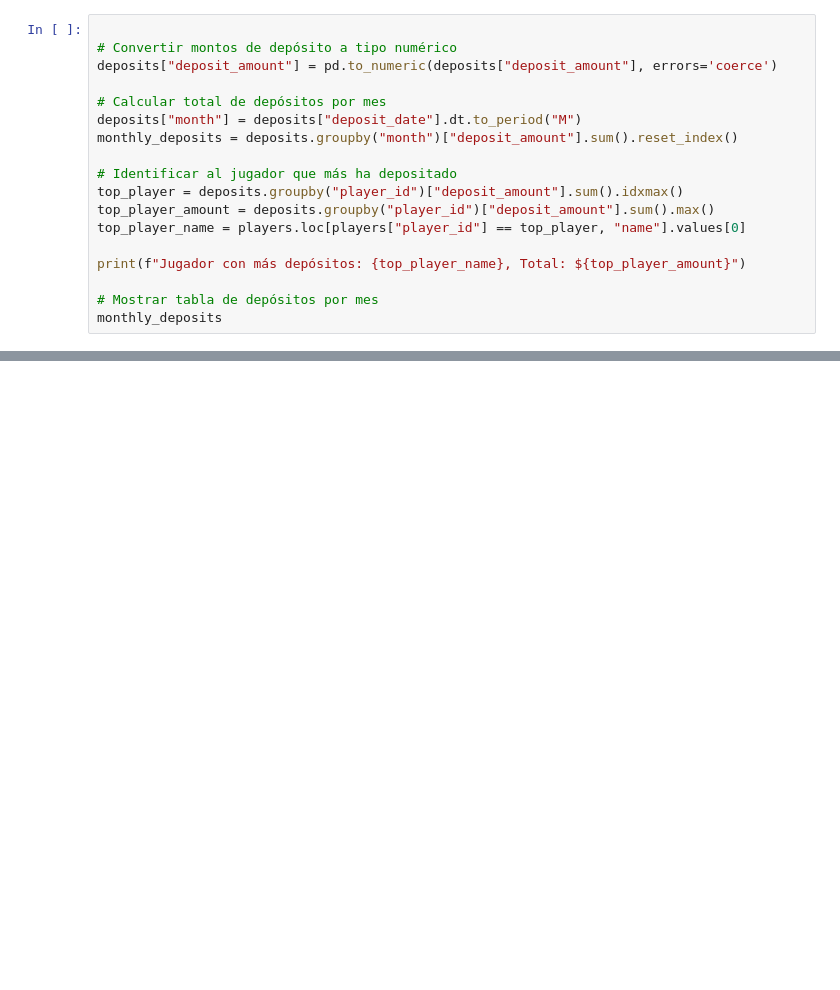
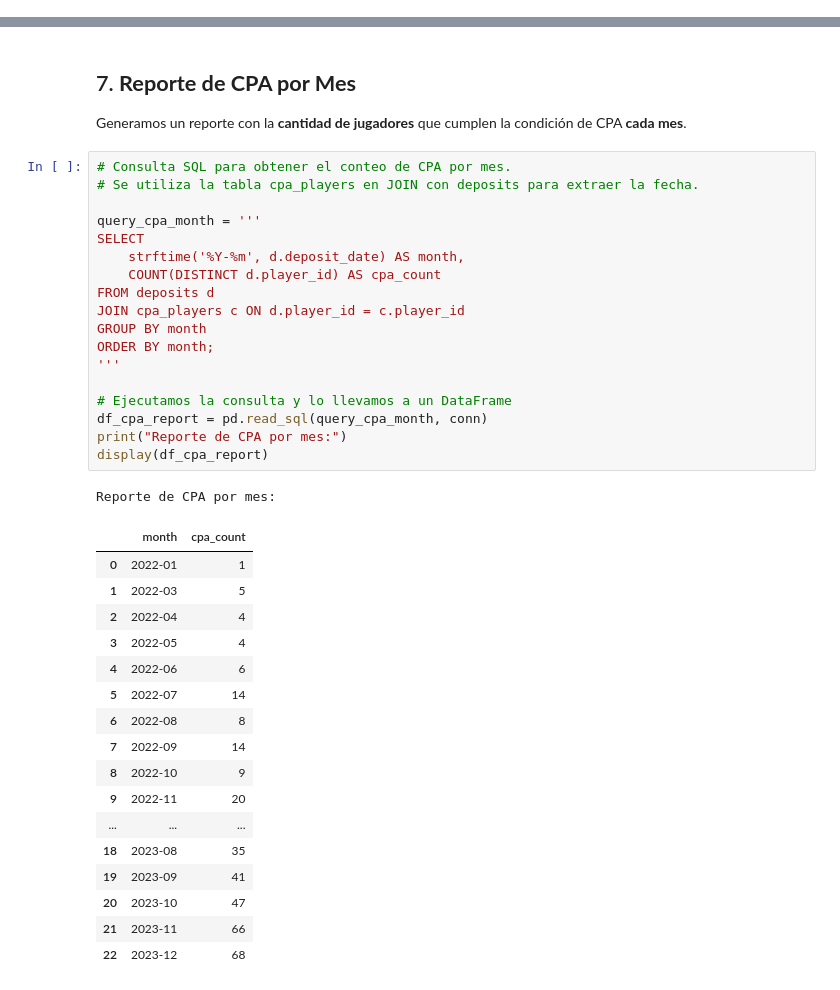
Before and after one commit to wilwil186/Inlaze, a Jupyter notebook: main.ipynb, the cells around one changed output, grey strips where cells are left out. Drawn from its saved outputs; the diff is of its cells as text; blank space fills up the shorter version.

```diff
--- a/main.ipynb
+++ b/main.ipynb
@@ -320,18 +0,0 @@ Ahora analizamos el total de dinero depositado por mes, el jugador que más ha d
-# %%
-
-# Convertir montos de depósito a tipo numérico
-deposits["deposit_amount"] = pd.to_numeric(deposits["deposit_amount"], errors='coerce')
-
-# Calcular total de depósitos por mes
-deposits["month"] = deposits["deposit_date"].dt.to_period("M")
-monthly_deposits = deposits.groupby("month")["deposit_amount"].sum().reset_index()
-
-# Identificar al jugador que más ha depositado
-top_player = deposits.groupby("player_id")["deposit_amount"].sum().idxmax()
-top_player_amount = deposits.groupby("player_id")["deposit_amount"].sum().max()
-top_player_name = players.loc[players["player_id"] == top_player, "name"].values[0]
-
-print(f"Jugador con más depósitos: {top_player_name}, Total: ${top_player_amount}")
-
-# Mostrar tabla de depósitos por mes
-monthly_deposits
@@ -398,0 +238,40 @@ plt.show()
+# %% [markdown]
+## 7. **Reporte de CPA por Mes**
+Generamos un reporte con la **cantidad de jugadores** que cumplen la condición de CPA **cada mes**.
+# %%
+# Consulta SQL para obtener el conteo de CPA por mes.
+# Se utiliza la tabla cpa_players en JOIN con deposits para extraer la fecha.
+
+query_cpa_month = '''
+SELECT
+    strftime('%Y-%m', d.deposit_date) AS month,
+    COUNT(DISTINCT d.player_id) AS cpa_count
+FROM deposits d
+JOIN cpa_players c ON d.player_id = c.player_id
+GROUP BY month
+ORDER BY month;
+'''
+
+# Ejecutamos la consulta y lo llevamos a un DataFrame
+df_cpa_report = pd.read_sql(query_cpa_month, conn)
+print("Reporte de CPA por mes:")
+display(df_cpa_report)
+# %% [output]
+Reporte de CPA por mes:
+|  | month | cpa_count |
+| 0 | 2022-01 | 1 |
+| 1 | 2022-03 | 5 |
+| 2 | 2022-04 | 4 |
+| 3 | 2022-05 | 4 |
+| 4 | 2022-06 | 6 |
+| 5 | 2022-07 | 14 |
+| 6 | 2022-08 | 8 |
+| 7 | 2022-09 | 14 |
+| 8 | 2022-10 | 9 |
+| 9 | 2022-11 | 20 |
+| ... | ... | ... |
+| 18 | 2023-08 | 35 |
+| 19 | 2023-09 | 41 |
+| 20 | 2023-10 | 47 |
+| 21 | 2023-11 | 66 |
+| 22 | 2023-12 | 68 |
```
Also changed, not shown: parts of 49 cells of this notebook, 1 other file.
